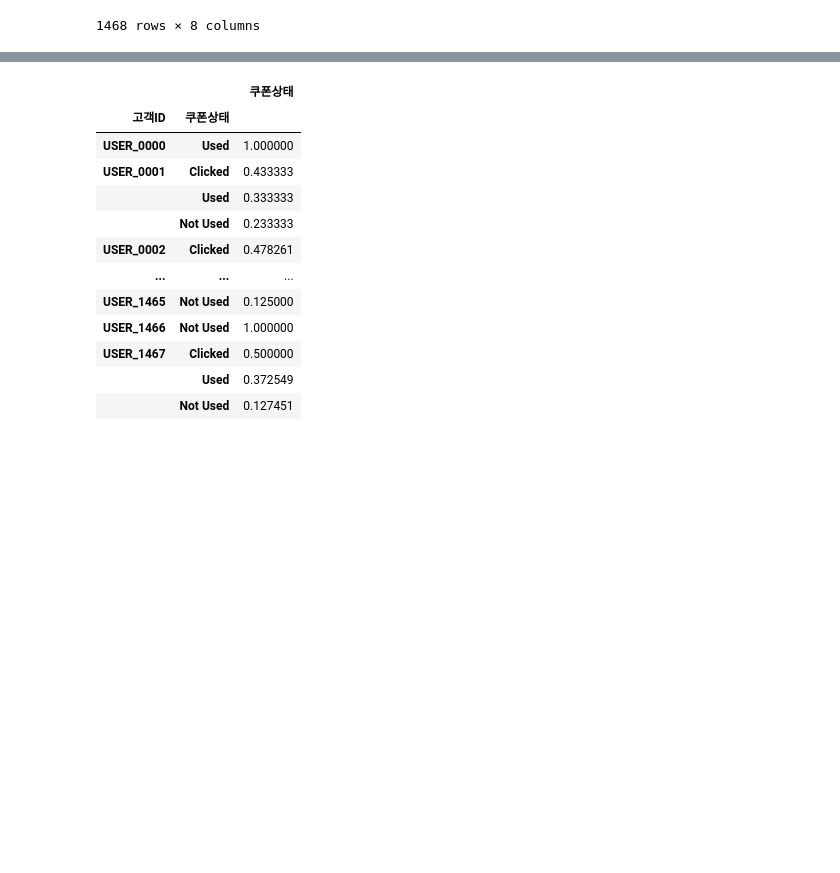
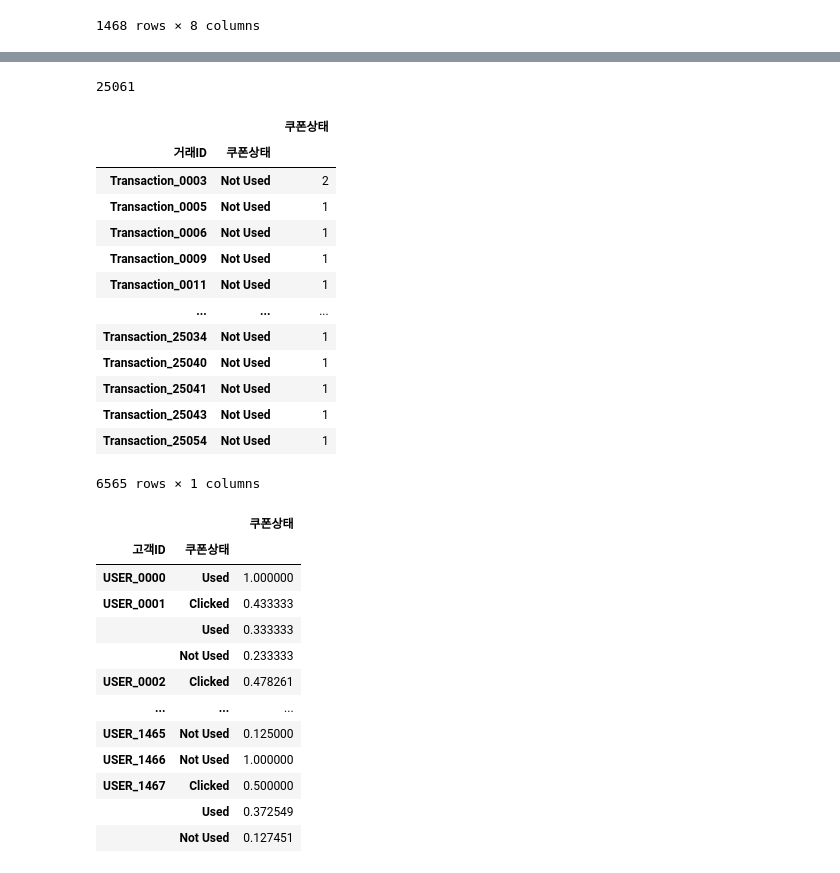
Before and after one commit to ColorConeHead/final_project, a Jupyter notebook: test.ipynb, the cells around one changed output, grey strips where cells are left out. Saved outputs shown, nothing was run; the diff lists cells and outputs as text; code cells hidden in the pictures; blank space fills up the shorter version.

```diff
--- a/test.ipynb
+++ b/test.ipynb
@@ -419,6 +423,28 @@ df.head()
 | 2 | USER_1358 | Transaction_0002 | 2019-01-01 | Product_0904 | Office | 1 | 2.05 | 6.5 | Used | 남 | Chicago | ... |
 | 3 | USER_1358 | Transaction_0003 | 2019-01-01 | Product_0203 | Apparel | 5 | 17.53 | 6.5 | Not Used | 남 | Chicago | ... |
 | 4 | USER_1358 | Transaction_0003 | 2019-01-01 | Product_0848 | Bags | 1 | 16.50 | 6.5 | Used | 남 | Chicago | ... |
+# %%
+df['거래ID'].nunique()
+# %% [output]
+25061
+# %%
+aaa = pd.DataFrame(df.groupby('거래ID')['쿠폰상태'].value_counts())
+aaa.loc[([i if i != 0 else 0 for i in df['거래ID'].unique()], 'Not Used'), :]
+# %% [output]
+|  |  | 쿠폰상태 |
+| 거래ID | 쿠폰상태 |  |
+| Transaction_0003 | Not Used | 2 |
+| Transaction_0005 | Not Used | 1 |
+| Transaction_0006 | Not Used | 1 |
+| Transaction_0009 | Not Used | 1 |
+| Transaction_0011 | Not Used | 1 |
+| ... | ... | ... |
+| Transaction_25034 | Not Used | 1 |
+| Transaction_25040 | Not Used | 1 |
+| Transaction_25041 | Not Used | 1 |
+| Transaction_25043 | Not Used | 1 |
+| Transaction_25054 | Not Used | 1 |
+6565 rows × 1 columns
 # %%
 coupon = pd.DataFrame(df.groupby('고객ID')['쿠폰상태'].value_counts() / df.groupby('고객ID')['쿠폰상태'].count())
 coupon
```
Also changed, not shown: parts of 1 cell of this notebook.
